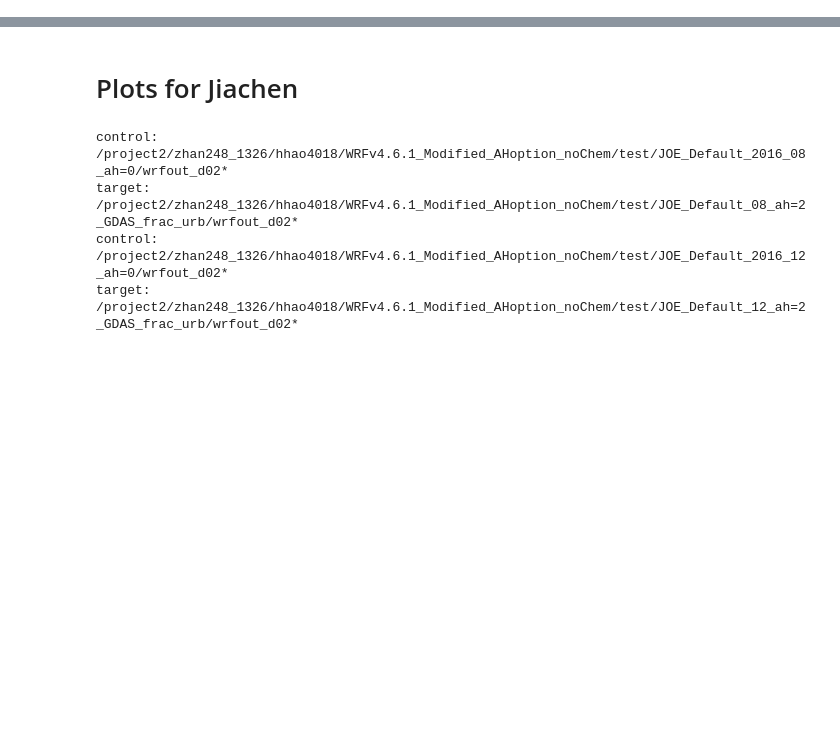
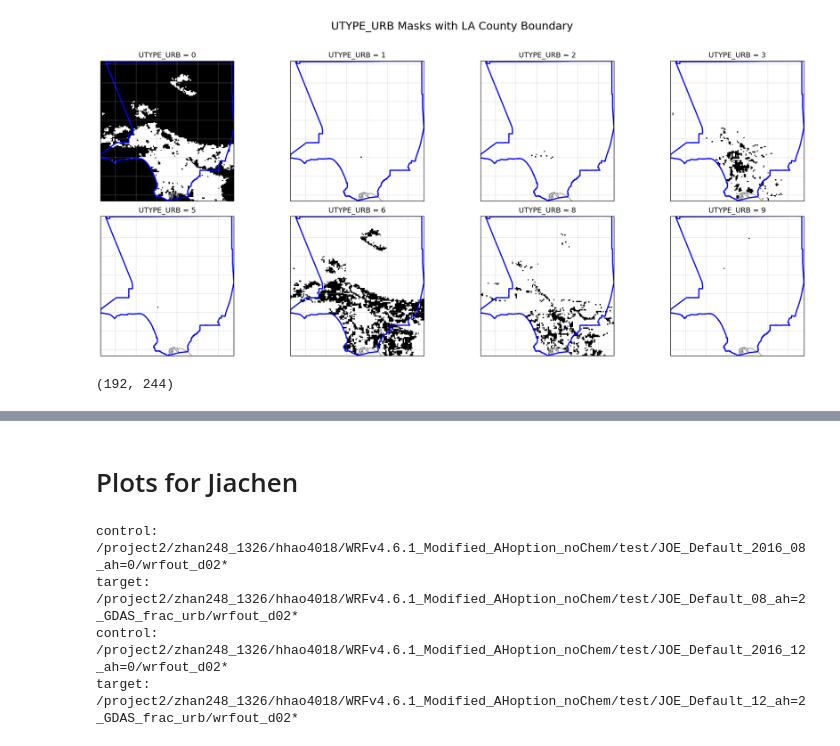
Before and after one commit to josephko91/ah-la-paper, a Jupyter notebook: notebooks/impact-analysis.ipynb, the cells around one changed output, grey strips where cells are left out. Drawn from its saved outputs; the diff is of its cells as text; code cells hidden in the pictures; blank space fills up the shorter version.

```diff
--- a/notebooks/impact-analysis.ipynb
+++ b/notebooks/impact-analysis.ipynb
@@ -84,0 +109,47 @@ Data variables: (12/99)
+# %%
+# Plot mask of each urban type (UTYPE_URB)
+# Extract variables
+utype_urb = ds['UTYPE_URB'][0].values  # select first time step if needed
+lat = ds['XLAT'].values
+lon = ds['XLONG'].values
+
+# Get unique discrete values (sorted for consistent order)
+unique_utypes = np.unique(utype_urb)
+unique_utypes = unique_utypes[~np.isnan(unique_utypes)]  # remove NaN if present
+unique_utypes = np.sort(unique_utypes)[:8]  # ensure only 8 if more
+
+# Read LA county boundary
+filename = '/home1/kojoseph/anthropogenic-heat-la-20230205/data/boundaries/la_county_bound_simplified.gpkg'
+la_county = gpd.read_file(filename)
+
+# Plot
+fig, axes = plt.subplots(2, 4, figsize=(18, 8), subplot_kw={'projection': ccrs.PlateCarree()})
+axes = axes.flatten()
+
+minx, miny, maxx, maxy = la_county.total_bounds
+
+for i, utype in enumerate(unique_utypes):
+    ax = axes[i]
+    mask = (utype_urb == utype)
+    c = ax.pcolormesh(lon, lat, mask, cmap='Greys', shading='auto')
+    la_county.boundary.plot(ax=ax, edgecolor='blue', linewidth=2, transform=ccrs.PlateCarree())
+    ax.set_title(f'UTYPE_URB = {int(utype)}')
+    ax.set_extent([minx, maxx, miny, maxy], crs=ccrs.PlateCarree())
+    ax.coastlines(color='gray')
+    ax.gridlines(draw_labels=False, linewidth=1, alpha=0.3)
+    ax.set_xticks([])
+    ax.set_yticks([])
+
+# Hide any unused subplots
+for j in range(len(unique_utypes), len(axes)):
+    axes[j].axis('off')
+
+plt.suptitle('UTYPE_URB Masks with LA County Boundary', fontsize=18)
+plt.tight_layout(rect=[0, 0, 1, 0.96])
+plt.show()
+# %% [output]
+[figure, added]
+# %%
+ds['FRC_URB2D'][0].shape
+# %% [output]
+(192, 244)
```
Also changed, not shown: parts of 21 cells of this notebook, 4 other files.
